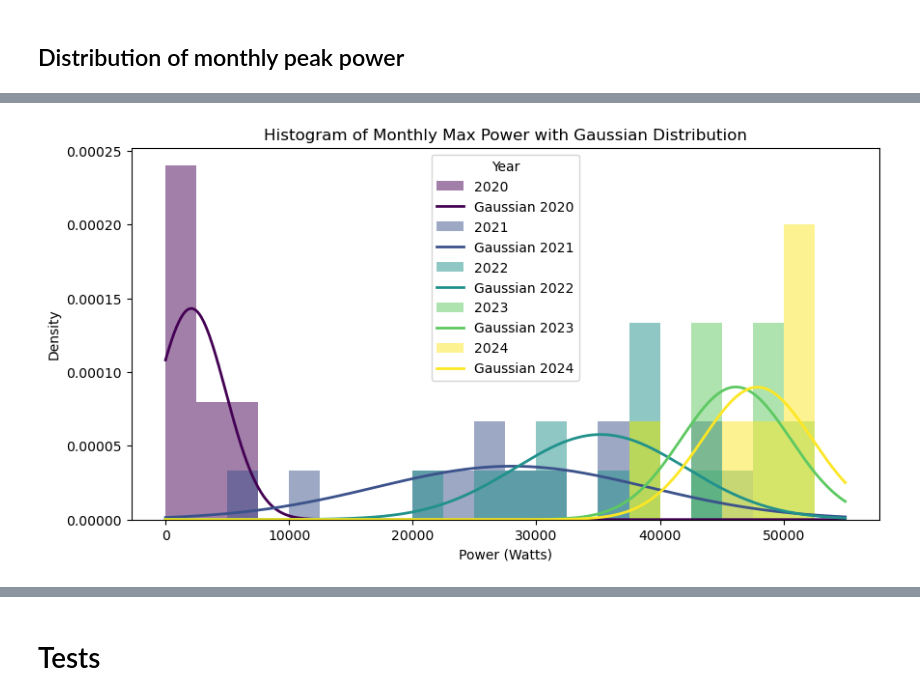
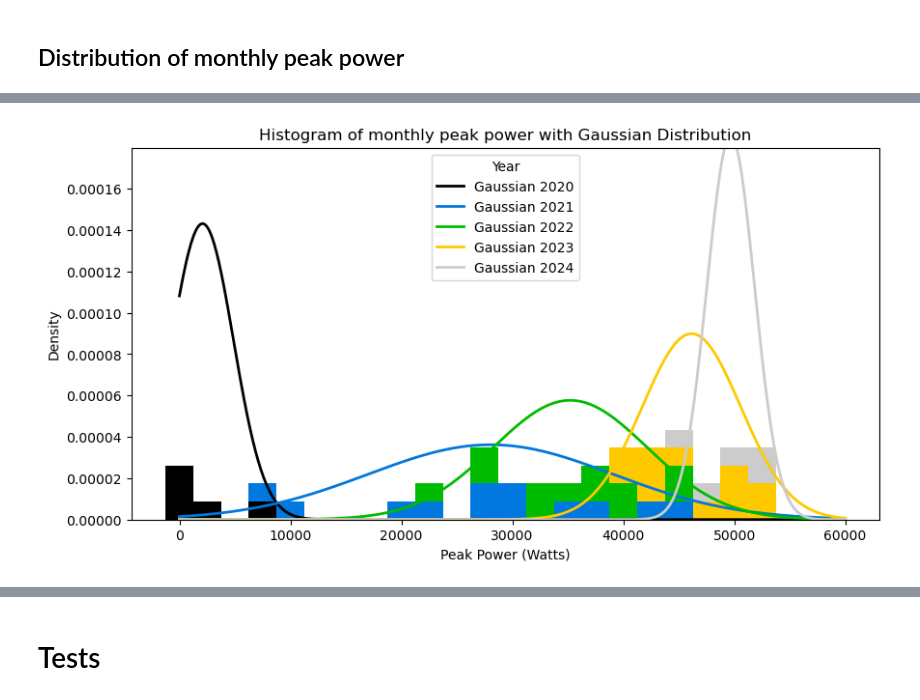
Before and after one commit to samuelBobick/StationLevelPowerForecasting, a Jupyter notebook: data/src/slrp_ev_data/Tests.ipynb, the cells around one changed output, grey strips where cells are left out. Cells and saved outputs as stored; diff of their text form; code cells hidden in the pictures.

```diff
--- a/data/src/slrp_ev_data/Tests.ipynb
+++ b/data/src/slrp_ev_data/Tests.ipynb
@@ -205,45 +282,99 @@ plt.show()
+# %%
+choice_mode_distribution: Literal["peak_power", "peak_hour", "peak_day_of_week"] = (
+    "peak_power"
+)
+frequency_distribution: Literal["each_month", "each_year"] = "each_year"
 # %%
-# show max power for each month for each year
-monthly_max_power = df_new.groupby(
-    [df_new["recordTimestamp"].dt.year, df_new["recordTimestamp"].dt.month]
-)["totalPower"].max()
+# get power grouped for each month for each year
+# June 2024 is omitted because not complete
+mask = df_new["recordTimestamp"] < "2024-06-01"
+if frequency_distribution == "each_month":
+    mask = mask & (df_new["recordTimestamp"].dt.year > 2020)
+df_for_each_year_month = (
+    df_new[mask]
+    .groupby([df_new["recordTimestamp"].dt.year, df_new["recordTimestamp"].dt.month])[
+        "totalPower"
+    ]
+)
+if choice_mode_distribution == "peak_power":
+    df_for_each_year_month = df_for_each_year_month.max()
+elif choice_mode_distribution == "peak_day_of_week":
+    df_for_each_year_month = df_for_each_year_month.idxmax().apply(lambda x: df_new.loc[x, "recordTimestamp"].day_of_week)
+elif choice_mode_distribution == "peak_hour":
+    df_for_each_year_month = df_for_each_year_month.idxmax().apply(lambda x: df_new.loc[x, "recordTimestamp"].hour)
 
 
 fig, ax = plt.subplots(figsize=(10, 5))
 
+if choice_mode_distribution == "peak_day_of_week":
+    max_x_axis = 7
+    bin_size = 1
+elif choice_mode_distribution == "peak_hour":
+    max_x_axis = 23
+    bin_size = 1
+elif choice_mode_distribution == "peak_power":
+    max_x_axis = 60000
+    bin_size = 2500
 # Define the bin edges
-bin_edges = np.arange(0, 55000, 2500)
+bin_edges = np.arange(0, max_x_axis, bin_size) - bin_size/2
+x = np.linspace(0, max_x_axis, 1000)  # Define the x range for the PDF
 
-monthly_max_power = monthly_max_power.unstack()
-x = np.linspace(0, 55000, 1000)  # Define the x range for the PDF
+df_for_each_year_month = df_for_each_year_month.unstack()
+if frequency_distribution == "each_month":
+    df_for_each_year_month = df_for_each_year_month.transpose()
 
-colors = plt.cm.viridis(
-    np.linspace(0, 1, len(monthly_max_power.index))
+
+colors = plt.cm.nipy_spectral(
+    np.linspace(0, 1, len(df_for_each_year_month.index))
 )  # Generate a color for each year
 
-for color, year in zip(colors, monthly_max_power.index):
-    data = monthly_max_power.loc[year].dropna()
+ax.hist(
+    [df_for_each_year_month.loc[year] for year in df_for_each_year_month.index],
+    bins=bin_edges,  # Use the defined bin edges
+    color=colors,
+    alpha=1,
+    stacked=True,
+    density=True,  # Normalize the histogram
+    align='mid'  # Center the bars on the ticks
+)
 
-    ax.hist(
-        monthly_max_power.loc[year],
-        bins=bin_edges,  # Use the defined bin edges
-        color=color,
-        alpha=0.5,
-        label=year,
-        density=True,  # Normalize the histogram
-    )
+y_max_list = []
+for color, year in zip(colors, df_for_each_year_month.index):
+    # here "year" can refer to year or month, depending on frequence_distribution
+    data = df_for_each_year_month.loc[year].dropna()
+
+    # ax.hist(
+    #     df_for_each_year_month.loc[year],
+    #     bins=bin_edges,  # Use the defined bin edges
+    #     color=color,
+    #     alpha=0.5,
+    #     label=year,
+    #     density=True,  # Normalize the histogram
+    # )
 
     # Fit a normal distribution to the data
     mu, std = norm.fit(data)
 
     # Plot the PDF
+    std = max(std, 0.01) # 0.01 is a small number to avoid division by zero
     p = norm.pdf(x, mu, std)
+    y_max_list.append(max(p))
     ax.plot(x, p, linewidth=2, color=color, label=f"Gaussian {year}")
 
-ax.set_xlabel("Power (Watts)")
+ax.set_ylim(0, np.median(y_max_list) * 2) # set y limit to 1.5 times the median of the maximum y value of the gaussian curves, so that the gaussian curves are all visible
+if choice_mode_distribution == "peak_day_of_week":
+    ax.set_xlabel("Day of the week of the peak")
+elif choice_mode_distribution == "peak_hour":
+    ax.set_xlabel("Hour of the peak")
+elif choice_mode_distribution == "peak_power":
+    ax.set_xlabel("Peak Power (Watts)")
+
 ax.set_ylabel("Density")
-ax.legend(title="Year")
-plt.title("Histogram of Monthly Max Power with Gaussian Distribution")
+if frequency_distribution == "each_year":
+    ax.legend(title="Year")
+elif frequency_distribution == "each_month":
+    ax.legend(title="Month")
+plt.title(f"Histogram of monthly {choice_mode_distribution.replace("_", " ")} with Gaussian Distribution")
 plt.show()
 # %% [output]
-[figure, old version]
+[figure, new version]
```
Also changed, not shown: parts of 65 cells of this notebook.
